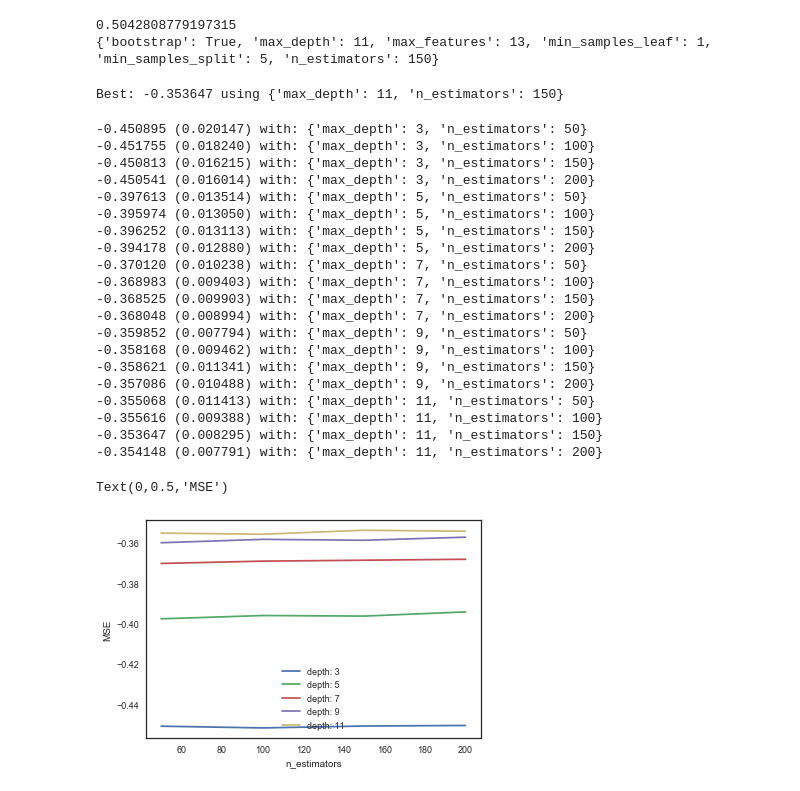
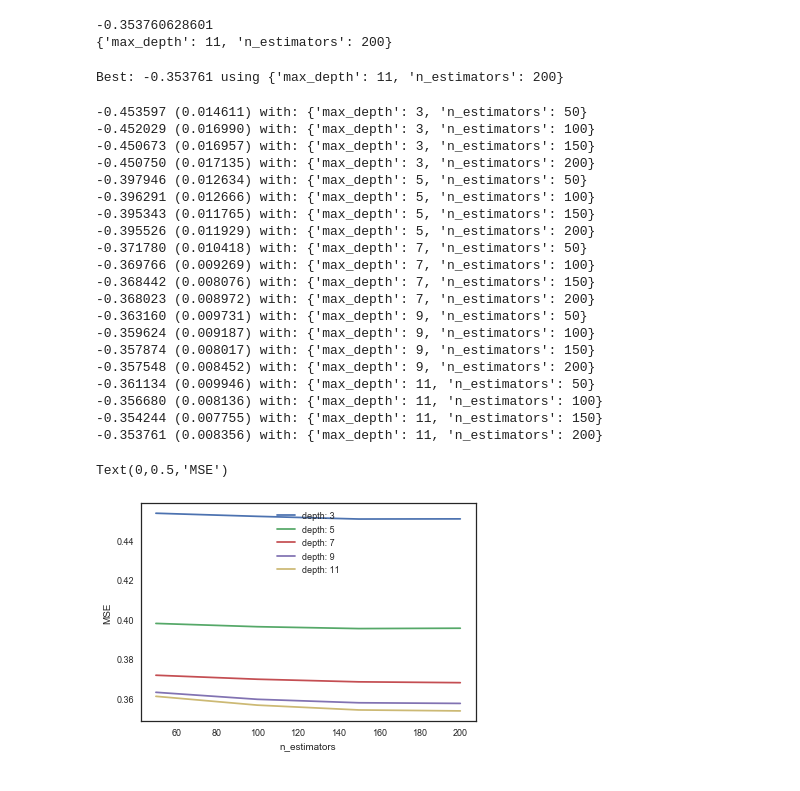
Before and after one commit to GR5291Group8/GR5291Group8, a Jupyter notebook: code/randomforest.ipynb, the cells around one changed output. Saved outputs shown, nothing was run; the diff lists cells and outputs as text; code cells hidden in the pictures.

Commit message:
delete r square and change loss funciton

```diff
--- a/code/randomforest.ipynb
+++ b/code/randomforest.ipynb
@@ -23,59 +23,60 @@ X_vote_average_train, X_vote_average_test, y_vote_average_train, y_vote_average_
 # tune parameter
 param_grid = {"n_estimators": [50, 100, 150, 200],
     "max_depth": [3, 5, 7, 9, 11],
-    "max_features": [5, 7, 10, 13],
-    "min_samples_split": [2, 5, 10],
-    "min_samples_leaf": [1, 3, 10],
-    "bootstrap": [True, False]}
+    #"max_features": [5, 7, 10, 13],
+    #"min_samples_split": [2, 5, 10],
+    #"min_samples_leaf": [1, 3, 10],
+    #"bootstrap": [True, False]
+             }
 
 model = RandomForestRegressor(random_state=0)
-grid = GridSearchCV(estimator=model, param_grid=param_grid, n_jobs=-1)
+grid = GridSearchCV(estimator=model, param_grid=param_grid, scoring="neg_mean_squared_error", cv=5, n_jobs=-1)
 grid.fit(X_vote_average_train, y_vote_average_train)
 
 print(grid.best_score_)
 print(grid.best_params_)
 # %% [output]
-0.5042808779197315
-{'bootstrap': True, 'max_depth': 11, 'max_features': 13, 'min_samples_leaf': 1, 'min_samples_split': 5, 'n_estimators': 150}
+-0.353760628601
+{'max_depth': 11, 'n_estimators': 200}
 # %%
-print("Best: %f using %s" % (grid_result.best_score_, grid_result.best_params_))
+print("Best: %f using %s" % (grid.best_score_, grid.best_params_))
 # %% [output]
-Best: -0.353647 using {'max_depth': 11, 'n_estimators': 150}
+Best: -0.353761 using {'max_depth': 11, 'n_estimators': 200}
 # %%
-means = grid_result.cv_results_['mean_test_score']
-stds = grid_result.cv_results_['std_test_score']
-params = grid_result.cv_results_['params']
+means = grid.cv_results_['mean_test_score']
+stds = grid.cv_results_['std_test_score']
+params = grid.cv_results_['params']
 for mean, stdev, param in zip(means, stds, params):
 	print("%f (%f) with: %r" % (mean, stdev, param))
 # plot results
 scores = np.array(means).reshape(len(max_depth), len(n_estimators))
 for i, value in enumerate(max_depth):
-    plt.plot(n_estimators, scores[i], label='depth: ' + str(value))
+    plt.plot(n_estimators, scores[i]*(-1), label='depth: ' + str(value))
 plt.legend()
 plt.xlabel('n_estimators')
 plt.ylabel('MSE')
 # %% [output]
--0.450895 (0.020147) with: {'max_depth': 3, 'n_estimators': 50}
--0.451755 (0.018240) with: {'max_depth': 3, 'n_estimators': 100}
--0.450813 (0.016215) with: {'max_depth': 3, 'n_estimators': 150}
--0.450541 (0.016014) with: {'max_depth': 3, 'n_estimators': 200}
--0.397613 (0.013514) with: {'max_depth': 5, 'n_estimators': 50}
--0.395974 (0.013050) with: {'max_depth': 5, 'n_estimators': 100}
--0.396252 (0.013113) with: {'max_depth': 5, 'n_estimators': 150}
--0.394178 (0.012880) with: {'max_depth': 5, 'n_estimators': 200}
--0.370120 (0.010238) with: {'max_depth': 7, 'n_estimators': 50}
--0.368983 (0.009403) with: {'max_depth': 7, 'n_estimators': 100}
--0.368525 (0.009903) with: {'max_depth': 7, 'n_estimators': 150}
--0.368048 (0.008994) with: {'max_depth': 7, 'n_estimators': 200}
--0.359852 (0.007794) with: {'max_depth': 9, 'n_estimators': 50}
--0.358168 (0.009462) with: {'max_depth': 9, 'n_estimators': 100}
--0.358621 (0.011341) with: {'max_depth': 9, 'n_estimators': 150}
--0.357086 (0.010488) with: {'max_depth': 9, 'n_estimators': 200}
--0.355068 (0.011413) with: {'max_depth': 11, 'n_estimators': 50}
--0.355616 (0.009388) with: {'max_depth': 11, 'n_estimators': 100}
--0.353647 (0.008295) with: {'max_depth': 11, 'n_estimators': 150}
--0.354148 (0.007791) with: {'max_depth': 11, 'n_estimators': 200}
+-0.453597 (0.014611) with: {'max_depth': 3, 'n_estimators': 50}
+-0.452029 (0.016990) with: {'max_depth': 3, 'n_estimators': 100}
+-0.450673 (0.016957) with: {'max_depth': 3, 'n_estimators': 150}
+-0.450750 (0.017135) with: {'max_depth': 3, 'n_estimators': 200}
+-0.397946 (0.012634) with: {'max_depth': 5, 'n_estimators': 50}
+-0.396291 (0.012666) with: {'max_depth': 5, 'n_estimators': 100}
+-0.395343 (0.011765) with: {'max_depth': 5, 'n_estimators': 150}
+-0.395526 (0.011929) with: {'max_depth': 5, 'n_estimators': 200}
+-0.371780 (0.010418) with: {'max_depth': 7, 'n_estimators': 50}
+-0.369766 (0.009269) with: {'max_depth': 7, 'n_estimators': 100}
+-0.368442 (0.008076) with: {'max_depth': 7, 'n_estimators': 150}
+-0.368023 (0.008972) with: {'max_depth': 7, 'n_estimators': 200}
+-0.363160 (0.009731) with: {'max_depth': 9, 'n_estimators': 50}
+-0.359624 (0.009187) with: {'max_depth': 9, 'n_estimators': 100}
+-0.357874 (0.008017) with: {'max_depth': 9, 'n_estimators': 150}
+-0.357548 (0.008452) with: {'max_depth': 9, 'n_estimators': 200}
+-0.361134 (0.009946) with: {'max_depth': 11, 'n_estimators': 50}
+-0.356680 (0.008136) with: {'max_depth': 11, 'n_estimators': 100}
+-0.354244 (0.007755) with: {'max_depth': 11, 'n_estimators': 150}
+-0.353761 (0.008356) with: {'max_depth': 11, 'n_estimators': 200}
 Text(0,0.5,'MSE')
-[figure, old version]
+[figure, new version]
 # %%
 #fit best model
```
Also changed, not shown: parts of 9 cells of this notebook, 1 other file.
